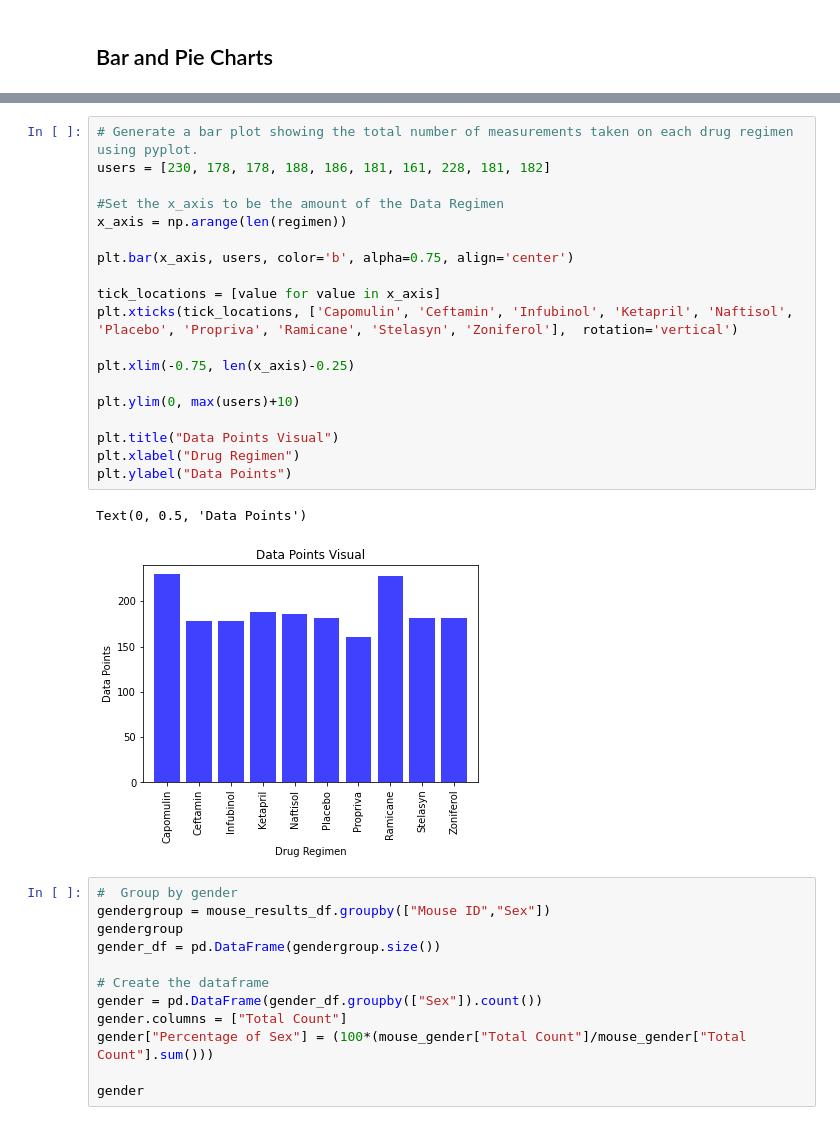
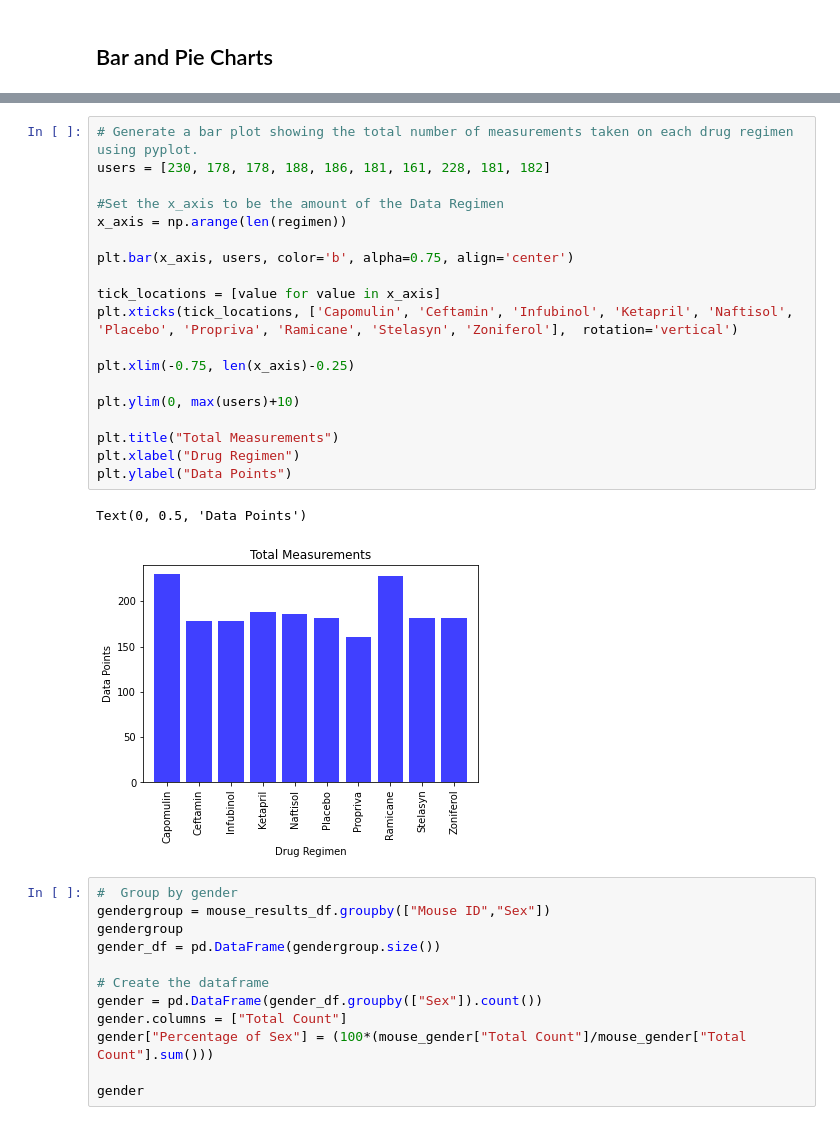
Before and after one commit to jagorman/Pymaceuticals, a Jupyter notebook: Pymaceuticals/Pymaceuticals .ipynb, the cells around one changed output, grey strips where cells are left out. Cells and saved outputs as stored; diff of their text form.

```diff
--- a/Pymaceuticals/Pymaceuticals .ipynb
+++ b/Pymaceuticals/Pymaceuticals .ipynb
@@ -157,25 +163,25 @@ plt.tight_layout()
 # %%
 # Generate a bar plot showing the total number of measurements taken on each drug regimen using pyplot.
 users = [230, 178, 178, 188, 186, 181, 161, 228, 181, 182]
 
 #Set the x_axis to be the amount of the Data Regimen
 x_axis = np.arange(len(regimen))
 
 plt.bar(x_axis, users, color='b', alpha=0.75, align='center')
 
 tick_locations = [value for value in x_axis]
 plt.xticks(tick_locations, ['Capomulin', 'Ceftamin', 'Infubinol', 'Ketapril', 'Naftisol', 'Placebo', 'Propriva', 'Ramicane', 'Stelasyn', 'Zoniferol'],  rotation='vertical')
 
 plt.xlim(-0.75, len(x_axis)-0.25)
 
 plt.ylim(0, max(users)+10)
 
-plt.title("Data Points Visual")
+plt.title("Total Measurements")
 plt.xlabel("Drug Regimen")
 plt.ylabel("Data Points")
 # %% [output]
 Text(0, 0.5, 'Data Points')
-[figure, old version]
+[figure, new version]
 # %%
 #  Group by gender
 gendergroup = mouse_results_df.groupby(["Mouse ID","Sex"])
```
Also changed, not shown: parts of 15 cells of this notebook, 1 other file.
